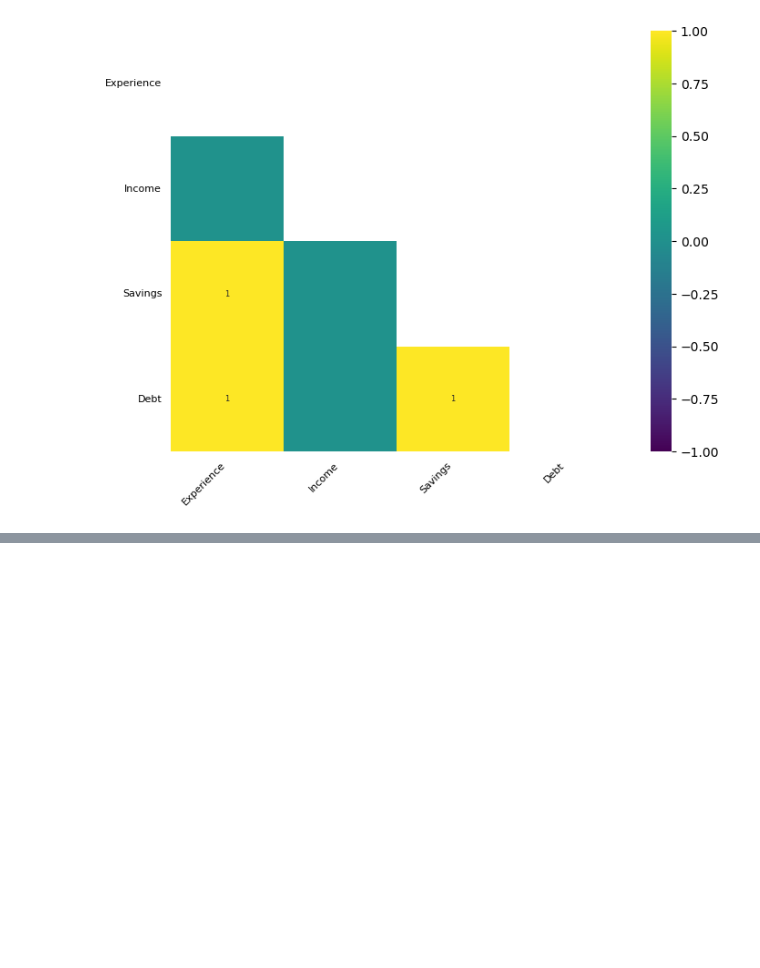
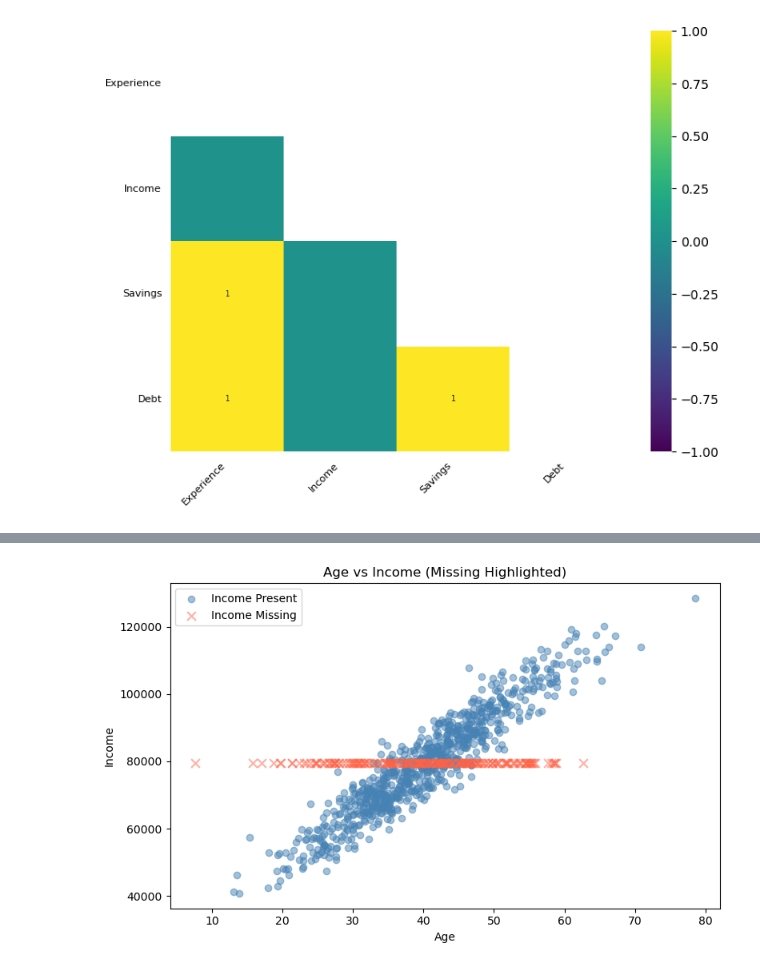
Before and after one commit to aravisv/Data-science-learning-notes, a Jupyter notebook: missing_values/exploratory_visualisation.ipynb, the cells around one changed output, grey strips where cells are left out. Cells and saved outputs as stored; diff of their text form; code cells hidden in the pictures; blank space fills up the shorter version.

```diff
--- a/missing_values/exploratory_visualisation.ipynb
+++ b/missing_values/exploratory_visualisation.ipynb
@@ -190,0 +243,23 @@ low  correlation (r ≈ 0.0)  →  Income                     →  MCAR
+# %%
+fig, ax = plt.subplots(figsize=(8, 5))
+
+age_where_income_present = df.loc[df['Income_missing'] == 0, 'Age']
+age_where_income_missing  = df.loc[df['Income_missing'] == 1, 'Age']
+
+income_where_income_present = df.loc[df['Income_missing'] == 0, 'Income']
+
+ax.scatter(age_where_income_present, income_where_income_present,
+           alpha=0.5, color='steelblue', label='Income Present')
+
+ax.scatter(age_where_income_missing, [df['Income'].mean()] * len(age_where_income_missing),
+           alpha=0.5, color='tomato', marker='x', s=60, label='Income Missing')
+
+ax.set_xlabel('Age')
+ax.set_ylabel('Income')
+ax.set_title('Age vs Income (Missing Highlighted)')
+ax.legend()
+
+plt.tight_layout()
+plt.show()
+# %% [output]
+[figure, added]
```
Also changed, not shown: parts of 19 cells of this notebook.
